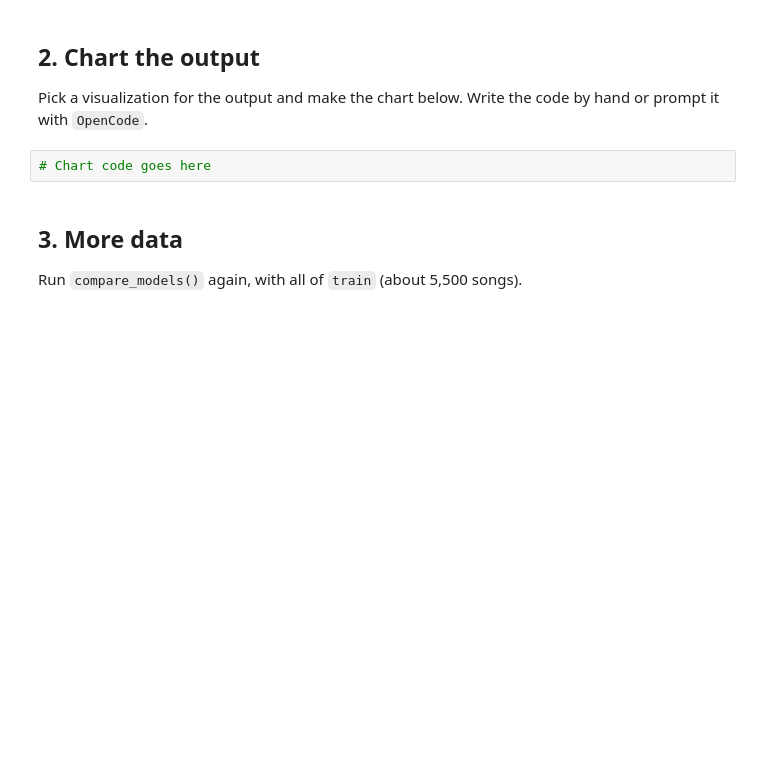
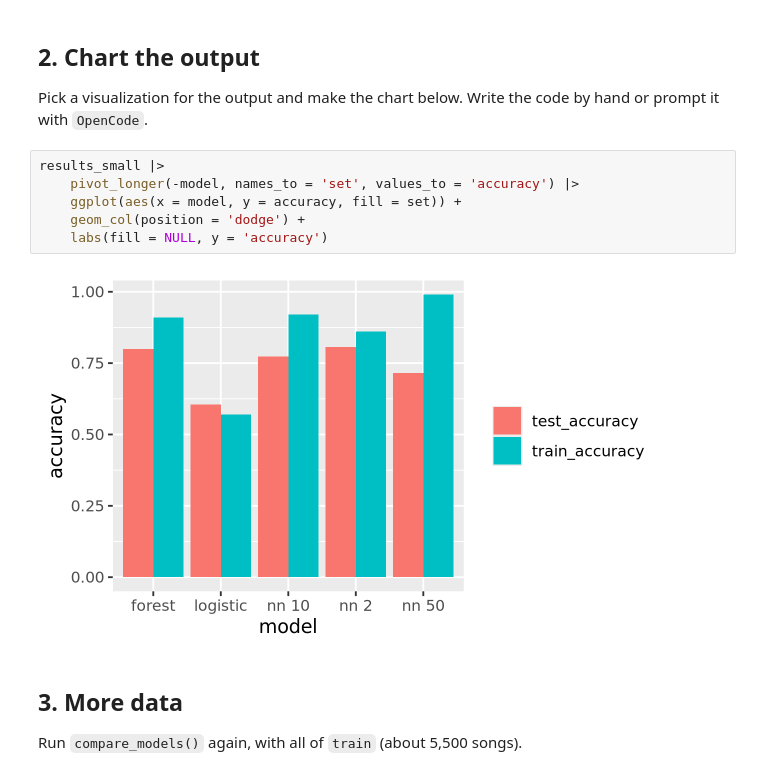
Before and after one commit to kadloo/codespace, a Jupyter notebook: exercises/16-nn-exercise.ipynb, the cells around one changed output. Saved outputs shown, nothing was run; the diff lists cells and outputs as text; blank space fills up the shorter version.

```diff
--- a/exercises/16-nn-exercise.ipynb
+++ b/exercises/16-nn-exercise.ipynb
@@ -103,7 +114,13 @@ results_small
 
 Pick a visualization for the output and make the chart below. Write the code by hand or prompt it with `OpenCode`.
 # %%
-# Chart code goes here
+results_small |>
+    pivot_longer(-model, names_to = 'set', values_to = 'accuracy') |>
+    ggplot(aes(x = model, y = accuracy, fill = set)) +
+    geom_col(position = 'dodge') +
+    labs(fill = NULL, y = 'accuracy')
+# %% [output]
+[figure, added]
 # %% [markdown]
 ## 3. More data
 
```
Also changed, not shown: parts of 5 cells of this notebook, 1 other file.
